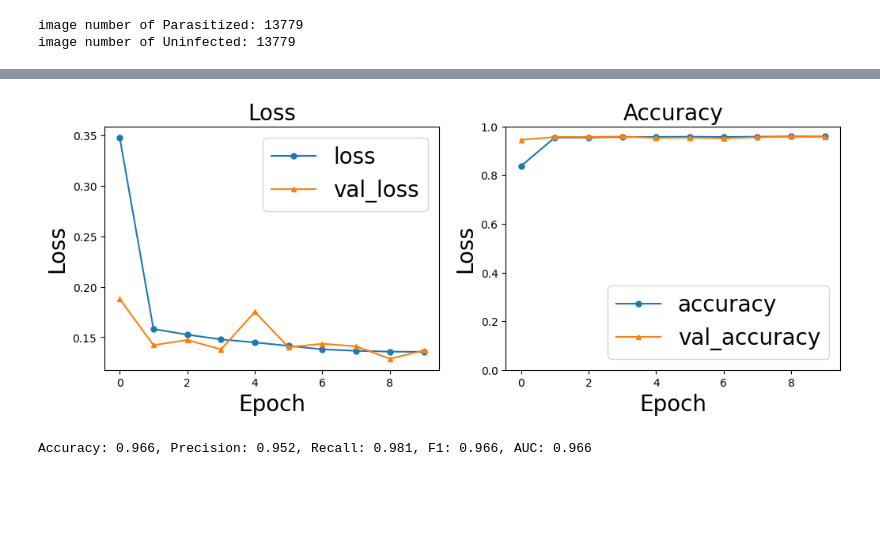
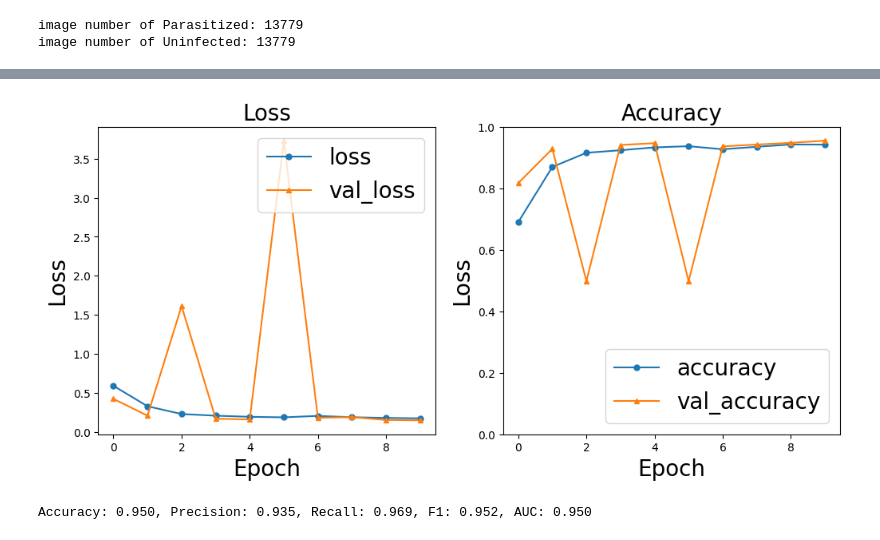
Before and after one commit to mu-you302/homework, a Jupyter notebook: main.ipynb, the cells around one changed output, grey strips where cells are left out. Cells and saved outputs as stored; diff of their text form; code cells hidden in the pictures; blank space fills up the shorter version.

```diff
--- a/main.ipynb
+++ b/main.ipynb
@@ -67,7 +70,7 @@ def plot_train(history, name=""):
     """
     Plot the training history and save"""
     # loss
-    plt.figure(figsize=(12, 5))
+    plt.figure(figsize=(12, 6))
     plt.subplot(1, 2, 1)
     plt.plot(history.history['loss'], label='loss', marker='o', markersize=5)
     plt.plot(history.history['val_loss'], label = 'val_loss', marker="^", markersize=5)
@@ -202,12 +205,12 @@ class AttentionModule(layers.Layer):
 # %%
 # build model
 model = models.Sequential([
-    layers.Conv2D(64, (3, 3), input_shape=(128,128,3)),
+    layers.SeparableConv2D(64, (3, 3), input_shape=(128,128,3)),
     layers.BatchNormalization(),
     layers.ReLU(),
     AttentionModule(64),
     layers.MaxPooling2D((2, 2)),
-    layers.Conv2D(128, (3, 3)),
+    layers.SeparableConv2D(128, (3, 3)),
     layers.BatchNormalization(),
     layers.ReLU(),
     AttentionModule(128),
@@ -215,7 +218,7 @@ model = models.Sequential([
     layers.Dropout(0.5),
     layers.Dense(64, activation='relu'),
     layers.Dense(2, activation='softmax')
-])  # params: 91,952
+])  # params: 21,291
 
 model.compile(optimizer="Adam",
                 loss='sparse_categorical_crossentropy',
@@ -246,8 +249,8 @@ Epoch 10/10
-[figure, old version]
+[figure, new version]
 # %%
 my_evaluate(model, test_set)
 # %% [output]
-Accuracy: 0.966, Precision: 0.952, Recall: 0.981, F1: 0.966, AUC: 0.966
+Accuracy: 0.950, Precision: 0.935, Recall: 0.969, F1: 0.952, AUC: 0.950
 # %%
 ## parameter tuning
 from tensorflow.keras import optimizers
```
Also changed, not shown: parts of 9 cells of this notebook, 14 other files.
